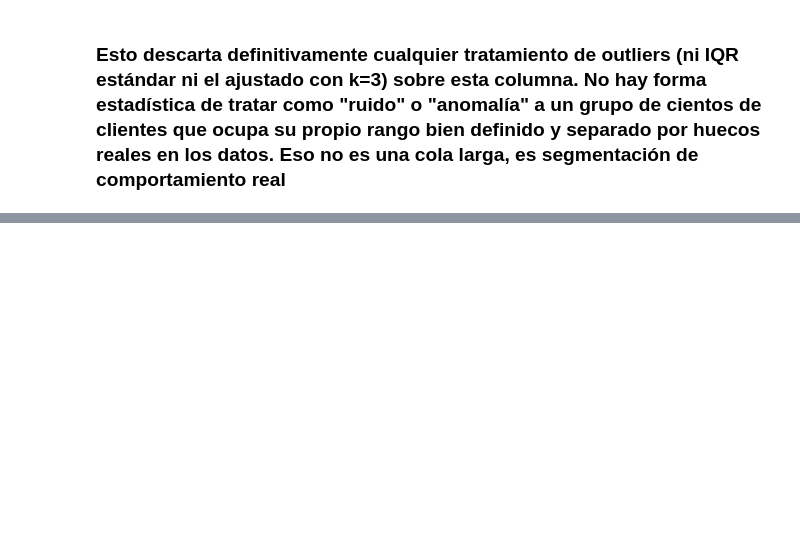
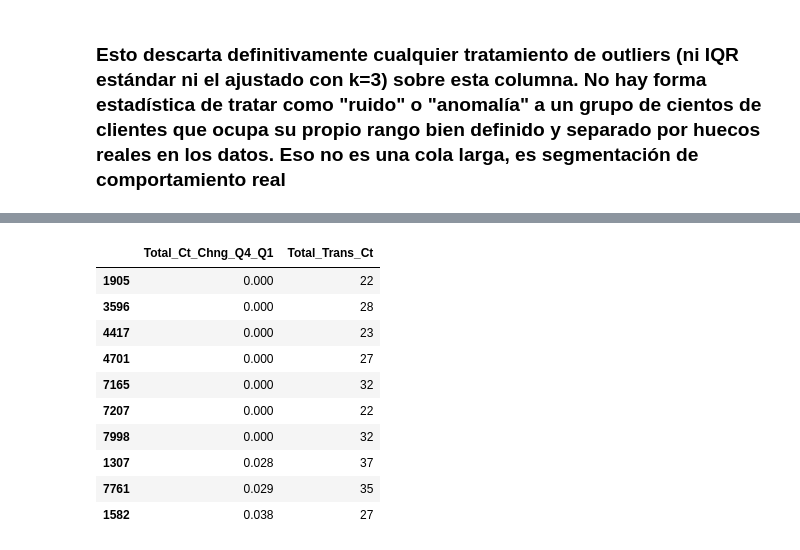
Before and after one commit to Dende8/Credit_Card_Churners, a Jupyter notebook: notebooks/preprocessing.ipynb, the cells around one changed output, grey strips where cells are left out. Drawn from its saved outputs; the diff is of its cells as text; code cells hidden in the pictures; blank space fills up the shorter version.

```diff
--- a/notebooks/preprocessing.ipynb
+++ b/notebooks/preprocessing.ipynb
@@ -310,0 +384,15 @@ plt.show()
+# %%
+# Total_Ct_Chng_Q4_Q1 -> referencia: Total_Trans_Ct
+df_clean.nsmallest(10, 'Total_Ct_Chng_Q4_Q1')[['Total_Ct_Chng_Q4_Q1', 'Total_Trans_Ct']]
+# %% [output]
+|  | Total_Ct_Chng_Q4_Q1 | Total_Trans_Ct |
+| 1905 | 0.000 | 22 |
+| 3596 | 0.000 | 28 |
+| 4417 | 0.000 | 23 |
+| 4701 | 0.000 | 27 |
+| 7165 | 0.000 | 32 |
+| 7207 | 0.000 | 22 |
+| 7998 | 0.000 | 32 |
+| 1307 | 0.028 | 37 |
+| 7761 | 0.029 | 35 |
+| 1582 | 0.038 | 27 |
```
Also changed, not shown: parts of 19 cells of this notebook.
